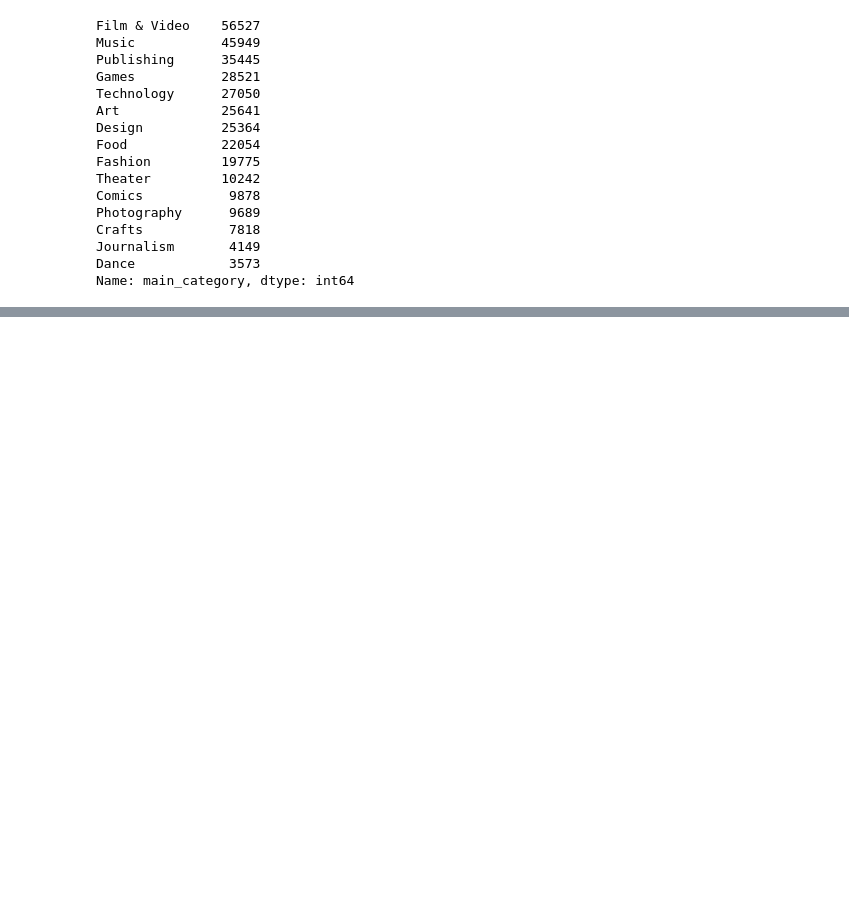
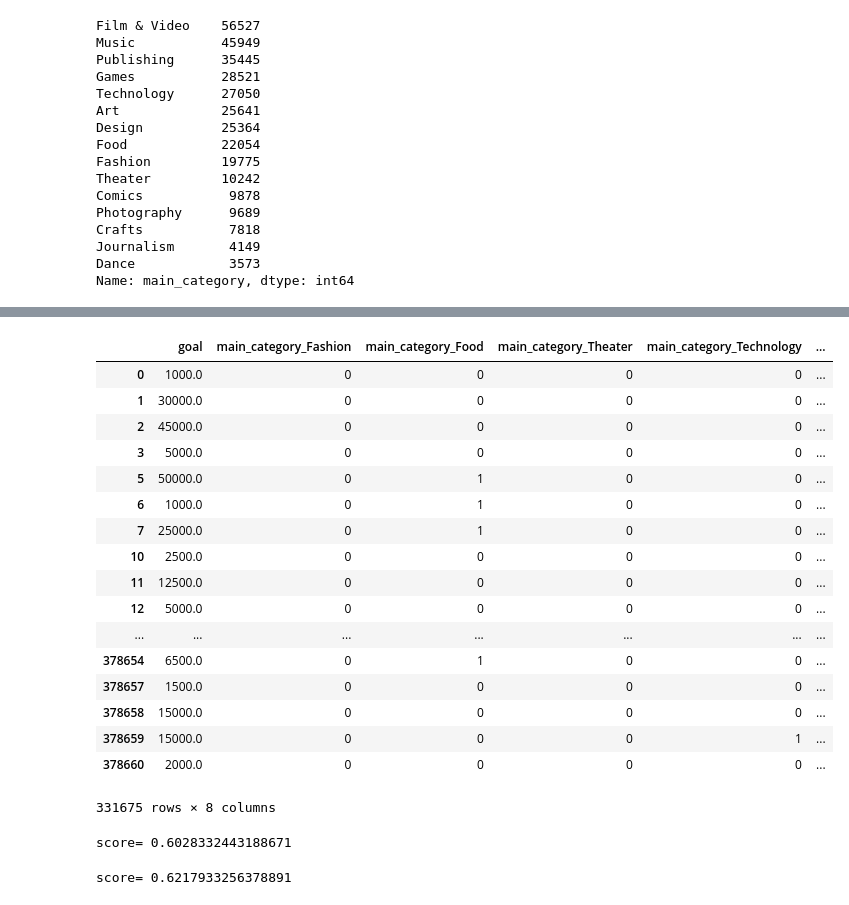
Before and after one commit to MatsudaKyohei/AI-practice, a Jupyter notebook: ML_Day3.ipynb, the cells around one changed output, grey strips where cells are left out. Cells and saved outputs as stored; diff of their text form; code cells hidden in the pictures; blank space fills up the shorter version.

```diff
--- a/ML_Day3.ipynb
+++ b/ML_Day3.ipynb
@@ -156,0 +201,23 @@ TypeError: 'numpy.ndarray' object is not callable
+# %%
+# drop関数で特徴を削除
+selected_train_data = df_SorF[['goal','main_category_Film & Video','main_category_Fashion','main_category_Comics','main_category_Food','main_category_Crafts','main_category_Theater','main_category_Technology','main_category_Art','main_category_Journalism','main_category_Design','main_category_Publishing','main_category_Music','main_category_Games','main_category_Dance','main_category_Photography']].drop(ev, axis=1)
+selected_train_data
+# %% [output]
+|  | goal | main_category_Fashion | main_category_Food | main_category_Theater | main_category_Technology | ... |
+| 0 | 1000.0 | 0 | 0 | 0 | 0 | ... |
+| 1 | 30000.0 | 0 | 0 | 0 | 0 | ... |
+| 2 | 45000.0 | 0 | 0 | 0 | 0 | ... |
+| 3 | 5000.0 | 0 | 0 | 0 | 0 | ... |
+| 5 | 50000.0 | 0 | 1 | 0 | 0 | ... |
+| 6 | 1000.0 | 0 | 1 | 0 | 0 | ... |
+| 7 | 25000.0 | 0 | 1 | 0 | 0 | ... |
+| 10 | 2500.0 | 0 | 0 | 0 | 0 | ... |
+| 11 | 12500.0 | 0 | 0 | 0 | 0 | ... |
+| 12 | 5000.0 | 0 | 0 | 0 | 0 | ... |
+| ... | ... | ... | ... | ... | ... | ... |
+| 378654 | 6500.0 | 0 | 1 | 0 | 0 | ... |
+| 378657 | 1500.0 | 0 | 0 | 0 | 0 | ... |
+| 378658 | 15000.0 | 0 | 0 | 0 | 0 | ... |
+| 378659 | 15000.0 | 0 | 0 | 0 | 1 | ... |
+| 378660 | 2000.0 | 0 | 0 | 0 | 0 | ... |
+331675 rows × 8 columns
@@ -156,0 +229,25 @@ TypeError: 'numpy.ndarray' object is not callable
+# %%
+###------
+###決定木
+###------
+import graphviz
+import pydotplus
+from IPython.display import Image
+from sklearn.externals.six import StringIO
+from sklearn.tree import DecisionTreeClassifier
+
+clf = DecisionTreeClassifier(criterion="gini", max_depth=2, min_samples_split=2, min_samples_leaf=3, random_state=1234)
+clf = clf.fit(X_train, y_train)
+print("score=", clf.score(X_train, y_train))
+# %% [output]
+score= 0.6028332443188671
+# %%
+###------
+###ランダムフォレスト
+###------
+from sklearn.ensemble import RandomForestClassifier
+clf = RandomForestClassifier(n_estimators=10, max_depth=2, criterion="gini",min_samples_leaf=2, min_samples_split=2, random_state=1234)
+clf.fit(X_train, y_train)
+print("score=", clf.score(X_train, y_train))
+# %% [output]
+score= 0.6217933256378891
```
Also changed, not shown: parts of 14 cells of this notebook.
